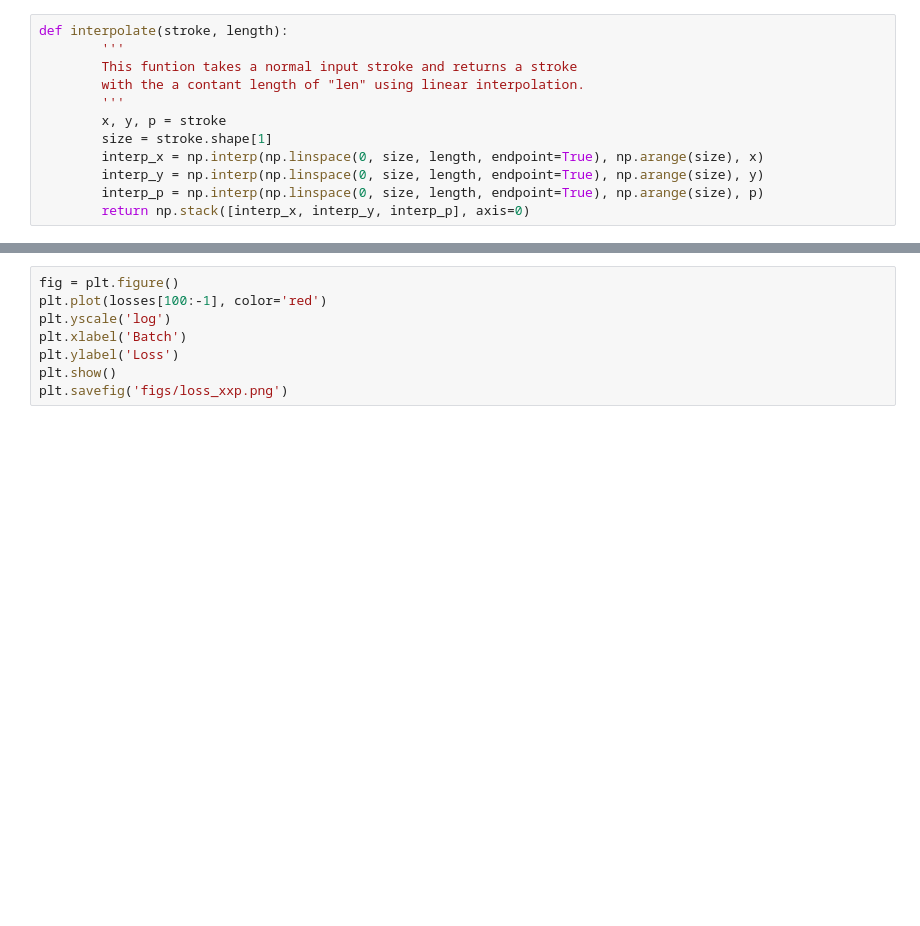
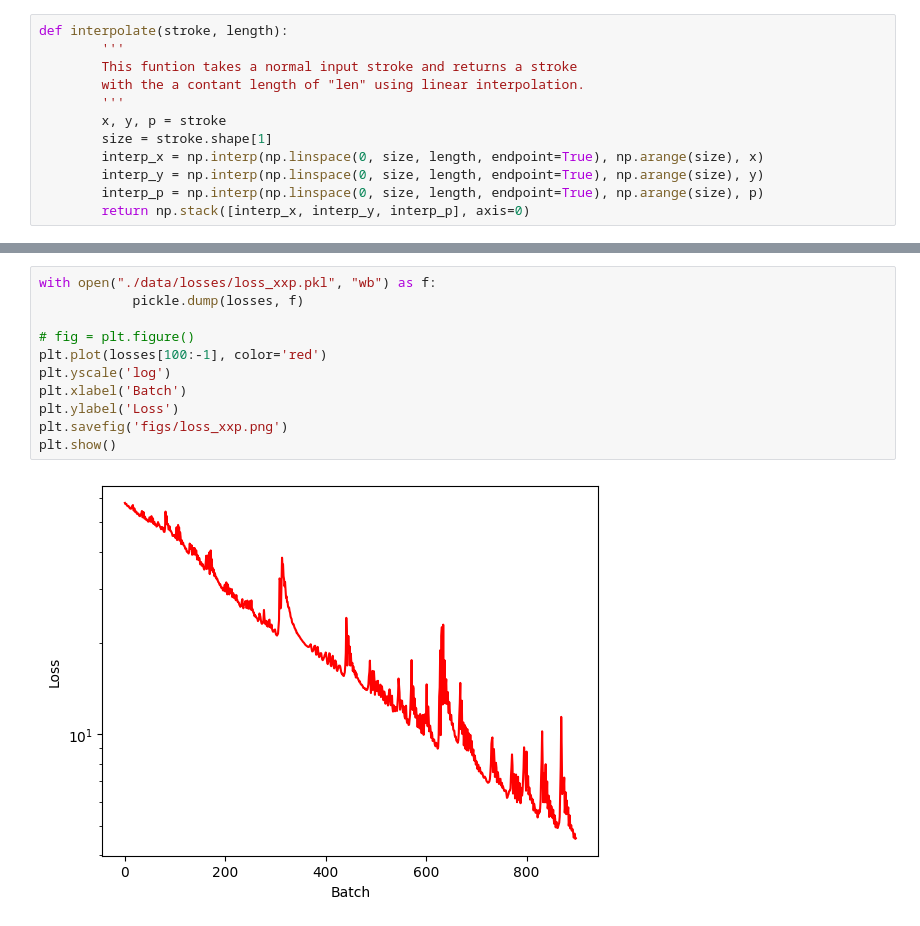
Before and after one commit to Luukdh/Thesis-AutoWrite, a Jupyter notebook: Project/Model_and_Training/unet_testing.ipynb, the cells around one changed output, grey strips where cells are left out. Drawn from its saved outputs; the diff is of its cells as text; blank space fills up the shorter version.

Commit message:
training data

```diff
--- a/Project/Model_and_Training/unet_testing.ipynb
+++ b/Project/Model_and_Training/unet_testing.ipynb
@@ -158,11 +177,16 @@ torch.save(model.state_dict(), 'model_xxp.ckpt')
 # %%
-fig = plt.figure()
+with open("./data/losses/loss_xxp.pkl", "wb") as f:
+            pickle.dump(losses, f)
+
+# fig = plt.figure()
 plt.plot(losses[100:-1], color='red')
 plt.yscale('log')
 plt.xlabel('Batch')
 plt.ylabel('Loss')
+plt.savefig('figs/loss_xxp.png')
 plt.show()
-plt.savefig('figs/loss_xxp.png')
+# %% [output]
+[figure, added]
 # %%
 n = 10
 plt.figure(figsize=(10, 20))
```
Also changed, not shown: parts of 4 cells of this notebook, 30 other files.
